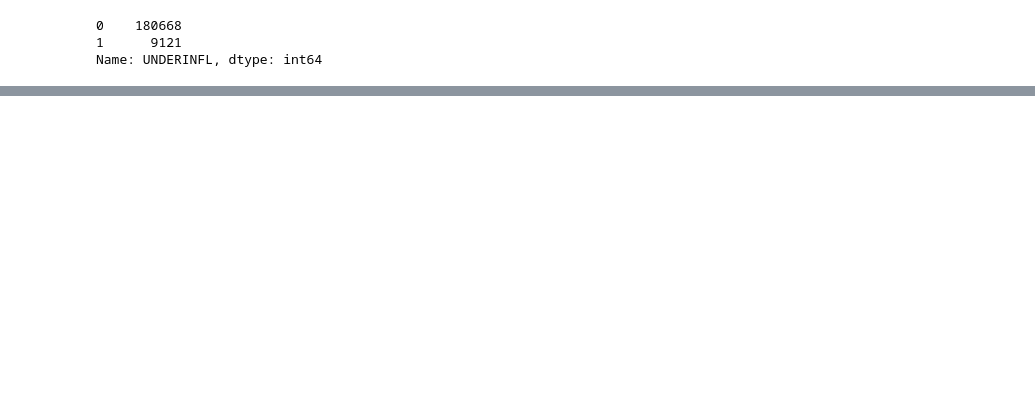
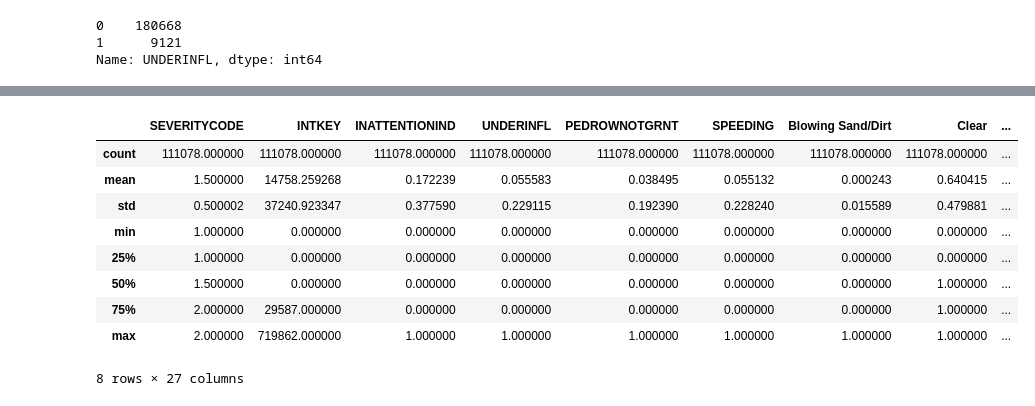
Before and after one commit to sumeetgrewal/capstone-dsp, a Jupyter notebook: project.ipynb, the cells around one changed output, grey strips where cells are left out. Cells and saved outputs as stored; diff of their text form; code cells hidden in the pictures; blank space fills up the shorter version.

```diff
--- a/project.ipynb
+++ b/project.ipynb
@@ -274,0 +361,15 @@ Less than 5 % of the remaining records involve a speeding driver or a driver und
+# %%
+df_balanced = pd.concat([df_sc1, df_sc2])
+df_balanced = df_balanced.sample(frac=1, random_state=4)
+df_balanced.describe()
+# %% [output]
+|  | SEVERITYCODE | INTKEY | INATTENTIONIND | UNDERINFL | PEDROWNOTGRNT | SPEEDING | Blowing Sand/Dirt | Clear | ... |
+| count | 111078.000000 | 111078.000000 | 111078.000000 | 111078.000000 | 111078.000000 | 111078.000000 | 111078.000000 | 111078.000000 | ... |
+| mean | 1.500000 | 14758.259268 | 0.172239 | 0.055583 | 0.038495 | 0.055132 | 0.000243 | 0.640415 | ... |
+| std | 0.500002 | 37240.923347 | 0.377590 | 0.229115 | 0.192390 | 0.228240 | 0.015589 | 0.479881 | ... |
+| min | 1.000000 | 0.000000 | 0.000000 | 0.000000 | 0.000000 | 0.000000 | 0.000000 | 0.000000 | ... |
+| 25% | 1.000000 | 0.000000 | 0.000000 | 0.000000 | 0.000000 | 0.000000 | 0.000000 | 0.000000 | ... |
+| 50% | 1.500000 | 0.000000 | 0.000000 | 0.000000 | 0.000000 | 0.000000 | 0.000000 | 1.000000 | ... |
+| 75% | 2.000000 | 29587.000000 | 0.000000 | 0.000000 | 0.000000 | 0.000000 | 0.000000 | 1.000000 | ... |
+| max | 2.000000 | 719862.000000 | 1.000000 | 1.000000 | 1.000000 | 1.000000 | 1.000000 | 1.000000 | ... |
+8 rows × 27 columns
```
Also changed, not shown: parts of 33 cells of this notebook.
